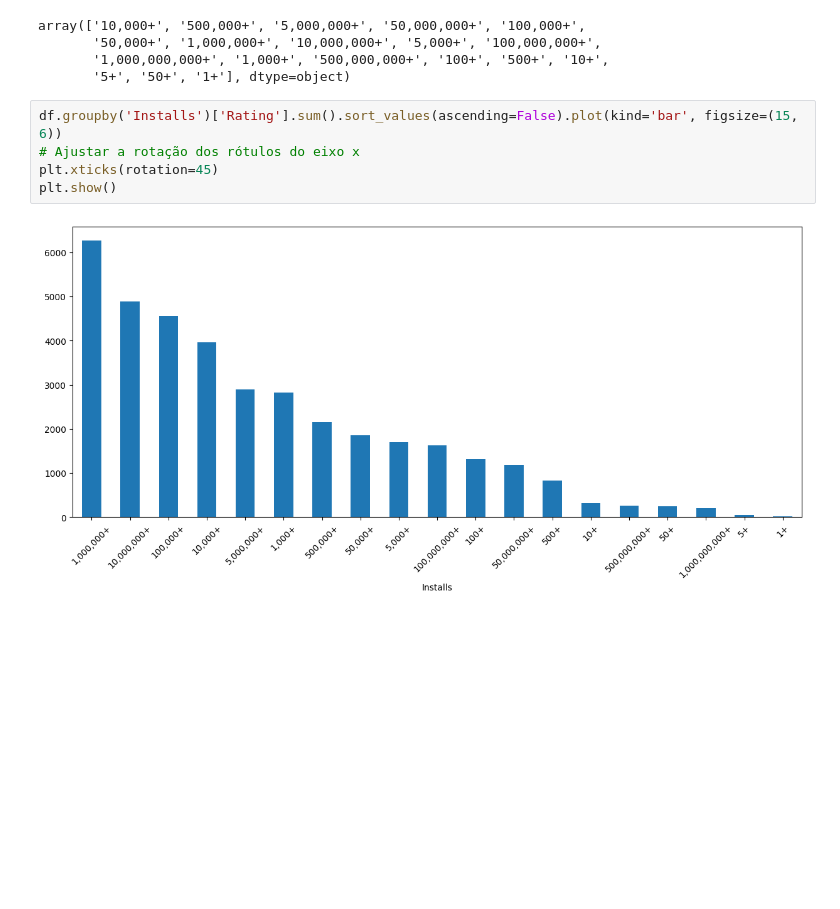
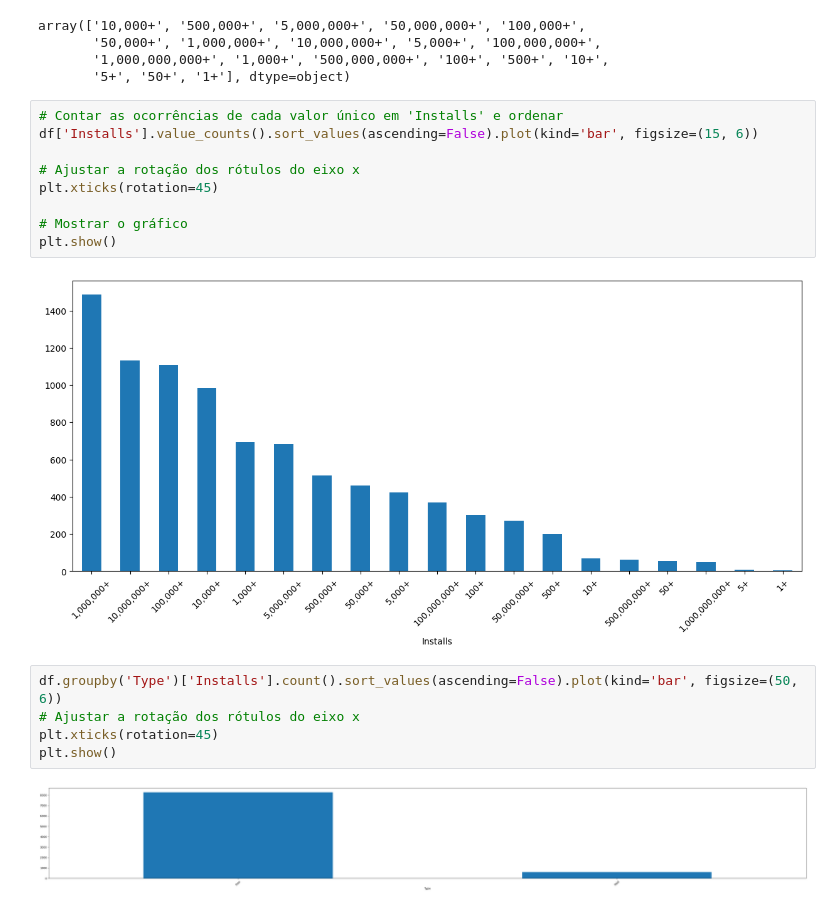
Before and after one commit to AlvaroSampaio/Google-play-store-apps, a Jupyter notebook: notebooks/02-EDA.ipynb, the cells around one changed output. Saved outputs shown, nothing was run; the diff lists cells and outputs as text; blank space fills up the shorter version.

Commit message:
Alguns gráficos

```diff
--- a/notebooks/02-EDA.ipynb
+++ b/notebooks/02-EDA.ipynb
@@ -104,10 +104,21 @@ array(['10,000+', '500,000+', '5,000,000+', '50,000,000+', '100,000+',
        '50,000+', '1,000,000+', '10,000,000+', '5,000+', '100,000,000+',
        '1,000,000,000+', '1,000+', '500,000,000+', '100+', '500+', '10+',
        '5+', '50+', '1+'], dtype=object)
+# %%
+# Contar as ocorrências de cada valor único em 'Installs' e ordenar
+df['Installs'].value_counts().sort_values(ascending=False).plot(kind='bar', figsize=(15, 6))
+
+# Ajustar a rotação dos rótulos do eixo x
+plt.xticks(rotation=45)
+
+# Mostrar o gráfico
+plt.show()
+# %% [output]
+[figure, added]
 # %%
-df.groupby('Installs')['Rating'].sum().sort_values(ascending=False).plot(kind='bar', figsize=(15, 6))
+df.groupby('Type')['Installs'].count().sort_values(ascending=False).plot(kind='bar', figsize=(50, 6))
 # Ajustar a rotação dos rótulos do eixo x
 plt.xticks(rotation=45)
 plt.show()
 # %% [output]
-[figure, old version]
+[figure, new version]
```
